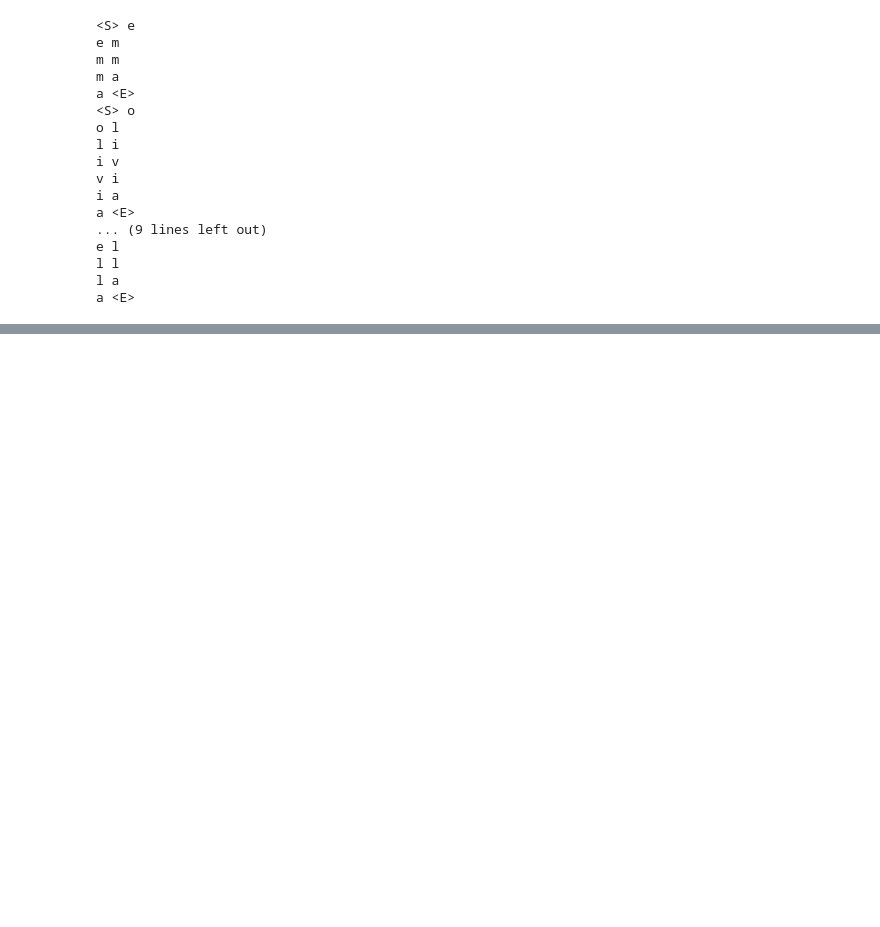
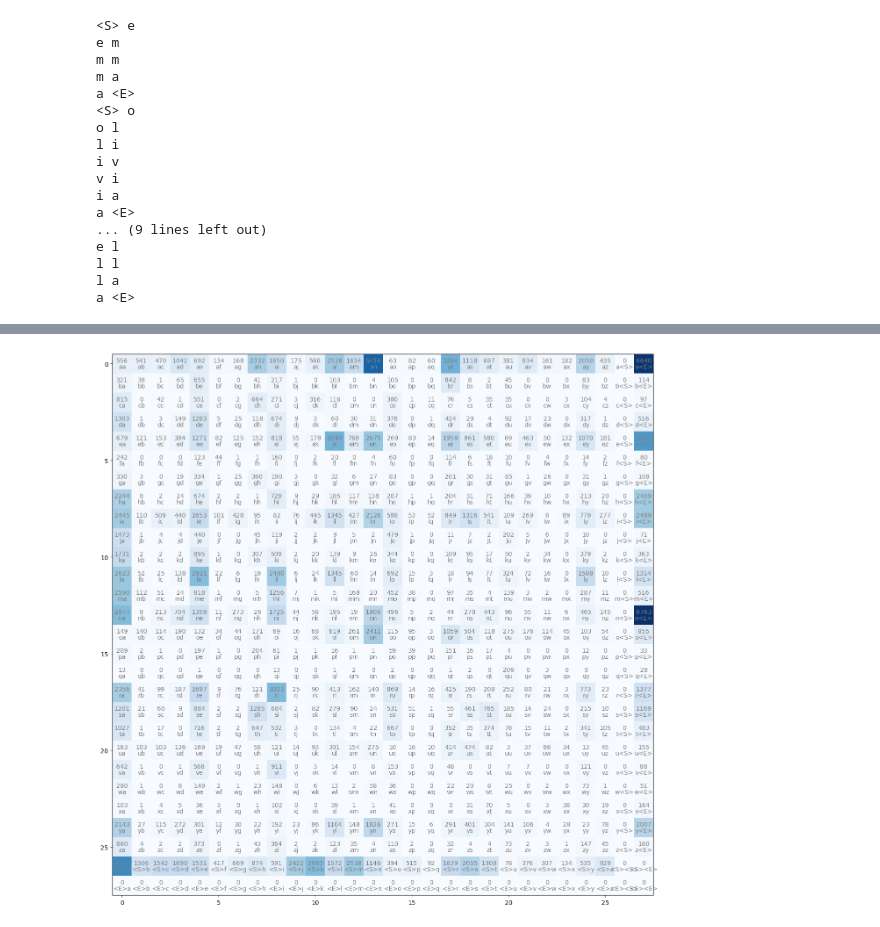
Before and after one commit to iltranqui/makemore_ita, a Jupyter notebook: makemore_ep1.ipynb, the cells around one changed output, grey strips where cells are left out. Saved outputs shown, nothing was run; the diff lists cells and outputs as text; code cells hidden in the pictures; blank space fills up the shorter version.

Commit message:
ep1 - matplot diagram

```diff
--- a/makemore_ep1.ipynb
+++ b/makemore_ep1.ipynb
@@ -83,0 +132,10 @@ IN a bigram, which is a dataset which considers only 2 words or characters at a
+# %%
+import torch
+N = torch.zeros(28, 28, dtype=torch.int16)  # 28 is the number of letters in the alphabet
+# %%
+chars = sorted(list(set(''.join(words))))  # this will give us the unique characters in the words list
+# set() is used to remove duplicates, from words, which is a list of strings. Adding everything together with a join, into a listen, and then sorting it. Now creating the mapping
+s_to_i = {s: i for i, s in enumerate(chars)}  # this will give us the mapping from the character to the index, so to each character we assign an index
+s_to_i['<S>'] = 26  # adding the start and end tokens
+s_to_i['<E>'] = 27
+s_to_i
@@ -83,0 +160,22 @@ IN a bigram, which is a dataset which considers only 2 words or characters at a
+# %%
+for w in words:
+    chs = ['<S>'] + list(w) + ['<E>']
+    for ch1, ch2 in zip(chs, chs[1:]):
+        i1, i2 = s_to_i[ch1], s_to_i[ch2]
+        N[i1, i2] += 1
+# %%
+i_to_s = {i: s for s, i in s_to_i.items()}  # this will give us the mapping from the index to the character
+# %%
+import matplotlib.pyplot as plt
+%matplotlib inline
+
+plt.figure(figsize=(16, 16))
+plt.imshow(N, cmap='Blues')
+
+for i in range(28):
+    for j in range(28):
+        chars = i_to_s[i] + i_to_s[j]  # this will give us the index of the bigram
+        plt.text(j, i, chars, ha='center', va='top', color='gray')
+        plt.text(j, i, N[i, j].item(), ha='center', va='bottom', color='gray')
+# %% [output]
+[figure, added]
```
Also changed, not shown: parts of 5 cells of this notebook.
